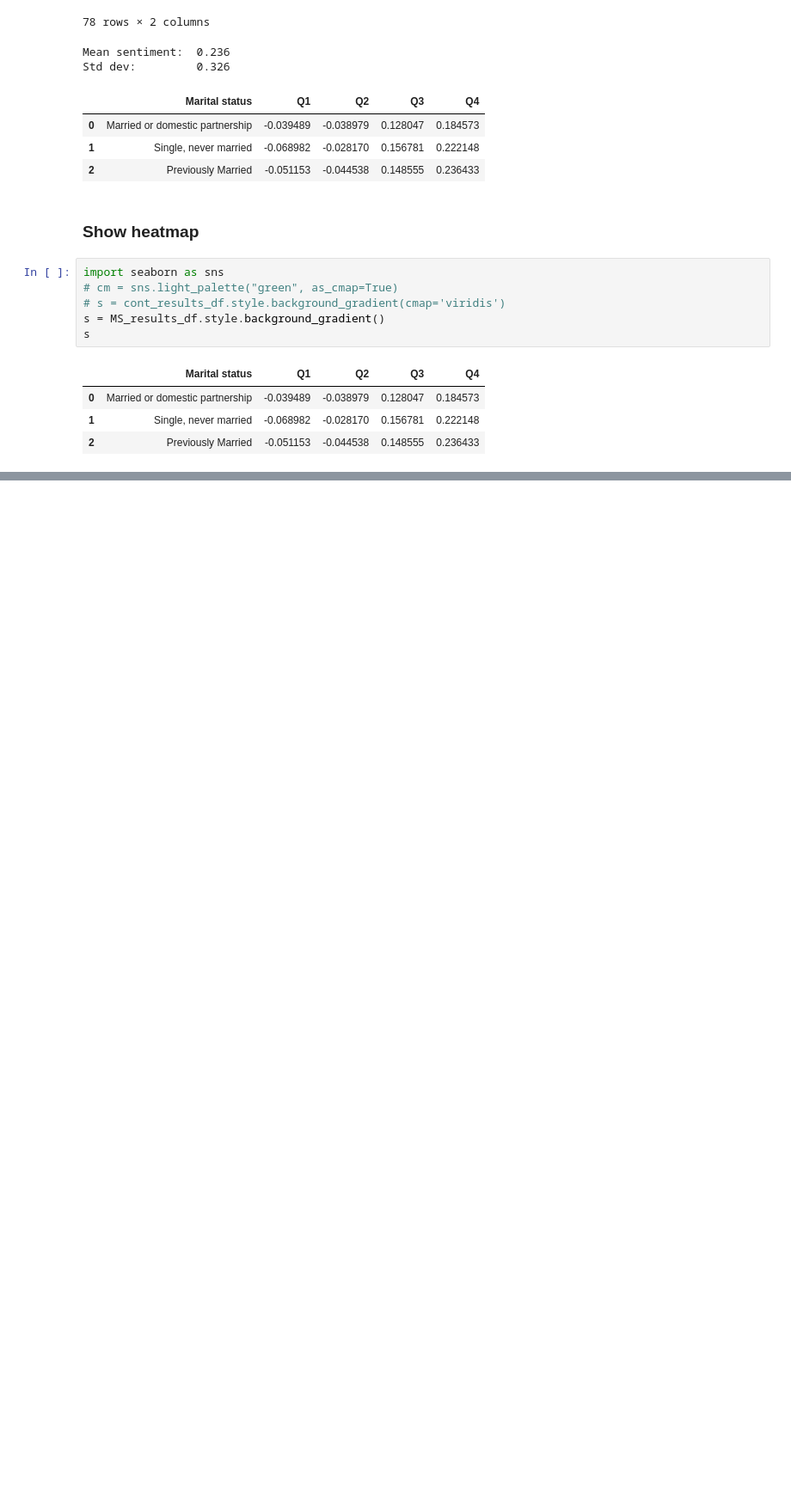
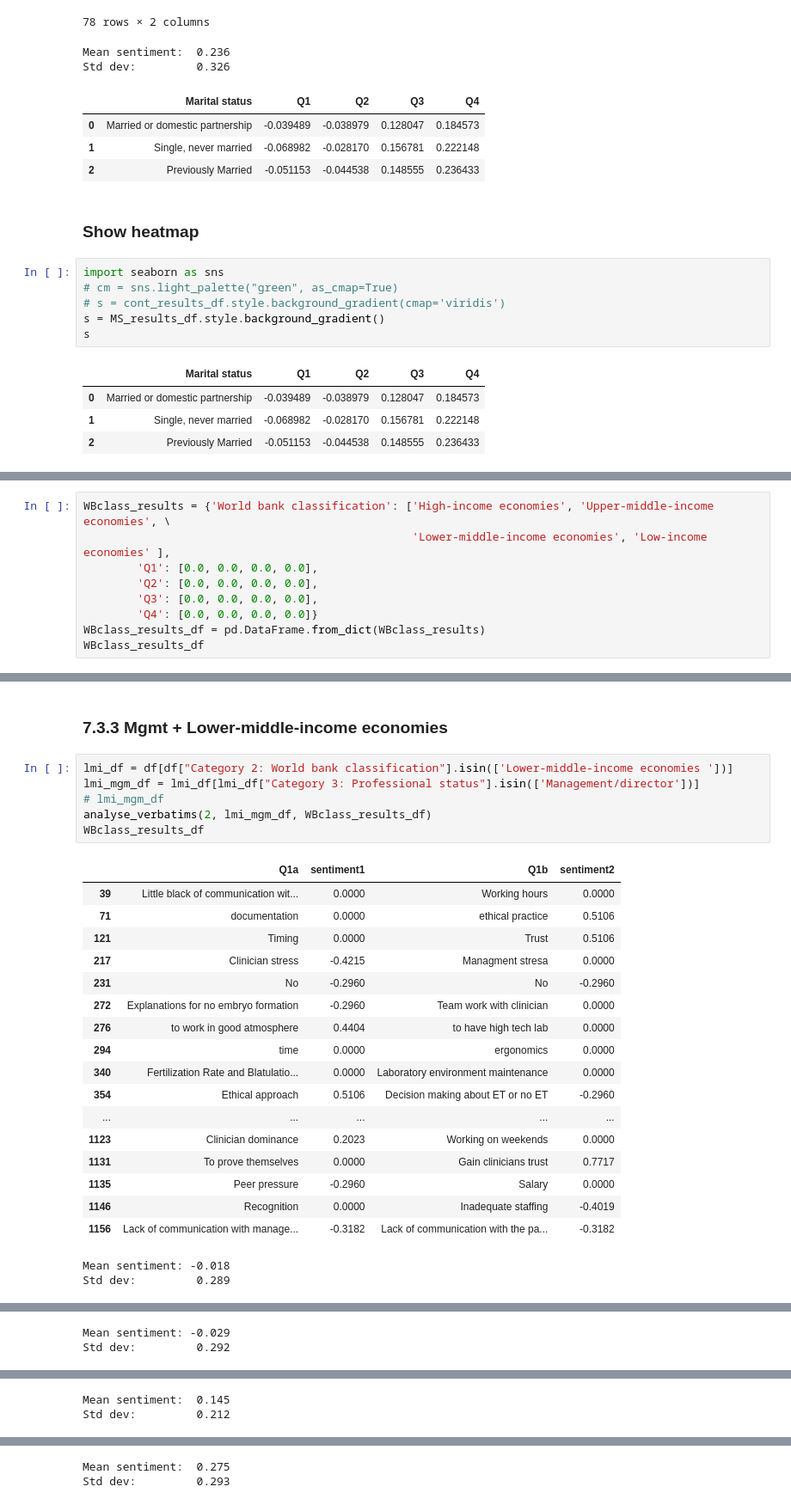
Before and after one commit to tgr2uk/surveyAnalysis, a Jupyter notebook: 4. Cohort analysis.ipynb, the cells around one changed output, grey strips where cells are left out. Shown at 86% size. Drawn from its saved outputs; the diff is of its cells as text; blank space fills up the shorter version.

```diff
--- a/4. Cohort analysis.ipynb
+++ b/4. Cohort analysis.ipynb
@@ -2067,0 +2666,9 @@ s
+# %%
+WBclass_results = {'World bank classification': ['High-income economies', 'Upper-middle-income economies', \
+                                                 'Lower-middle-income economies', 'Low-income economies' ],
+        'Q1': [0.0, 0.0, 0.0, 0.0],
+        'Q2': [0.0, 0.0, 0.0, 0.0],
+        'Q3': [0.0, 0.0, 0.0, 0.0],
+        'Q4': [0.0, 0.0, 0.0, 0.0]}
+WBclass_results_df = pd.DataFrame.from_dict(WBclass_results)
+WBclass_results_df
@@ -2067,0 +2829,28 @@ s
+# %% [markdown]
+### 7.3.3 Mgmt + Lower-middle-income economies
+# %%
+lmi_df = df[df["Category 2: World bank classification"].isin(['Lower-middle-income economies '])]
+lmi_mgm_df = lmi_df[lmi_df["Category 3: Professional status"].isin(['Management/director'])]
+# lmi_mgm_df
+analyse_verbatims(2, lmi_mgm_df, WBclass_results_df)
+WBclass_results_df
+# %% [output]
+|  | Q1a | sentiment1 | Q1b | sentiment2 |
+| 39 | Little black of communication wit... | 0.0000 | Working hours | 0.0000 |
+| 71 | documentation | 0.0000 | ethical practice | 0.5106 |
+| 121 | Timing | 0.0000 | Trust | 0.5106 |
+| 217 | Clinician stress | -0.4215 | Managment stresa | 0.0000 |
+| 231 | No | -0.2960 | No | -0.2960 |
+| 272 | Explanations for no embryo formation | -0.2960 | Team work with clinician | 0.0000 |
+| 276 | to work in good atmosphere | 0.4404 | to have high tech lab | 0.0000 |
+| 294 | time | 0.0000 | ergonomics | 0.0000 |
+| 340 | Fertilization Rate and Blatulatio... | 0.0000 | Laboratory environment maintenance | 0.0000 |
+| 354 | Ethical approach | 0.5106 | Decision making about ET or no ET | -0.2960 |
+| ... | ... | ... | ... | ... |
+| 1123 | Clinician dominance | 0.2023 | Working on weekends | 0.0000 |
+| 1131 | To prove themselves | 0.0000 | Gain clinicians trust | 0.7717 |
+| 1135 | Peer pressure | -0.2960 | Salary | 0.0000 |
+| 1146 | Recognition | 0.0000 | Inadequate staffing | -0.4019 |
+| 1156 | Lack of communication with manage... | -0.3182 | Lack of communication with the pa... | -0.3182 |
+Mean sentiment: -0.018
+Std dev:         0.289
@@ -2067,0 +2874,2 @@ s
+Mean sentiment: -0.029
+Std dev:         0.292
@@ -2067,0 +2893,2 @@ s
+Mean sentiment:  0.145
+Std dev:         0.212
@@ -2067,0 +2912,2 @@ s
+Mean sentiment:  0.275
+Std dev:         0.293
```
Also changed, not shown: parts of 38 cells of this notebook.
